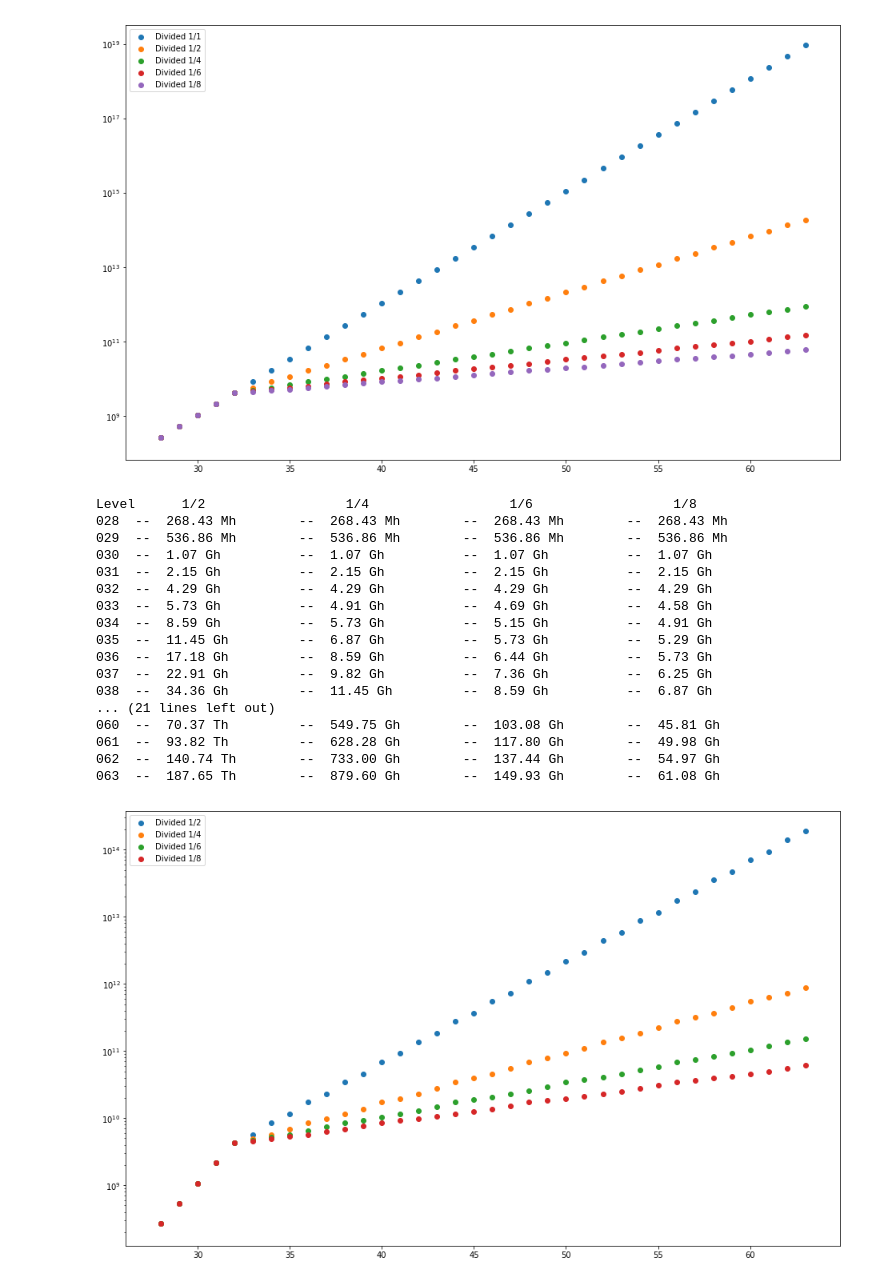
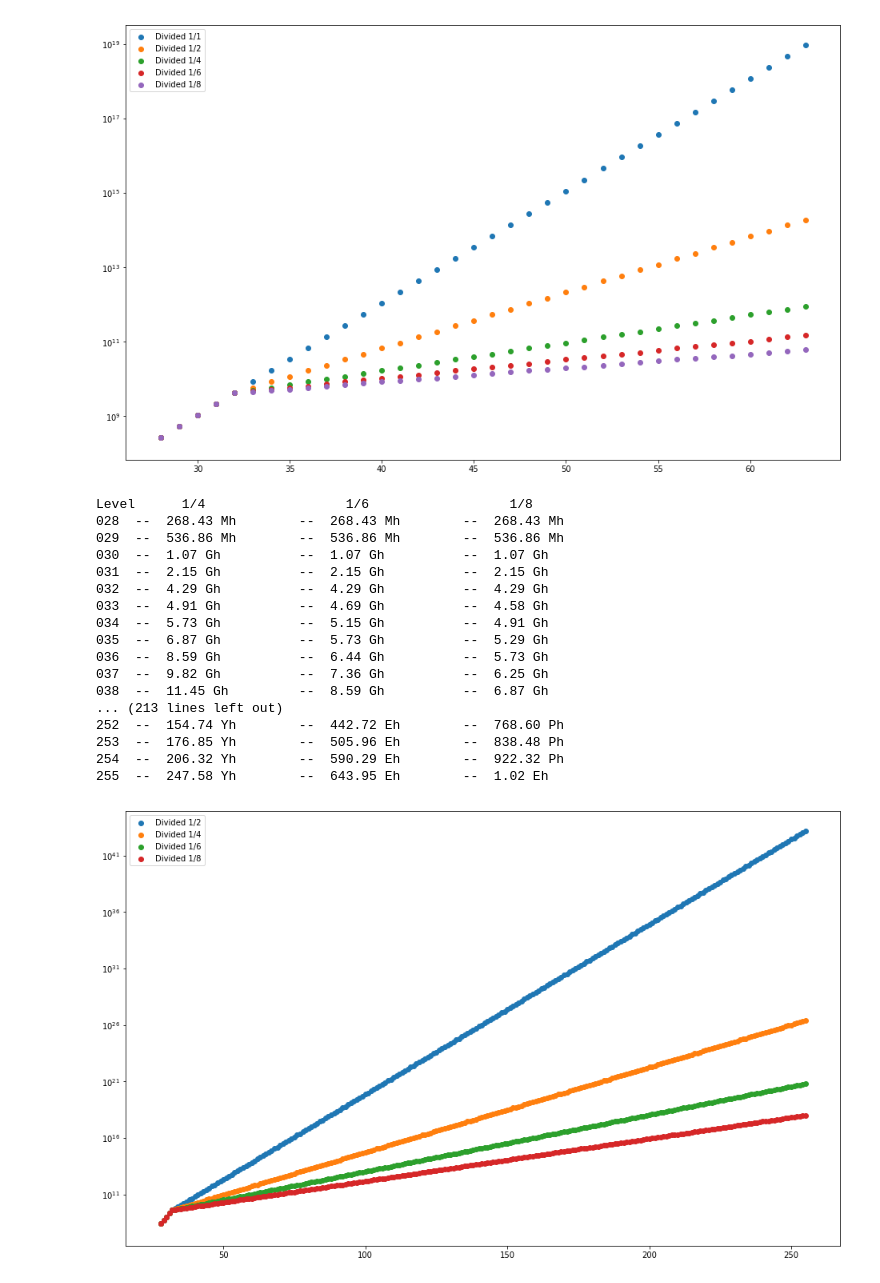
Before and after one commit to cryptowhizzard/jupyter, a Jupyter notebook: Zilliqa/difficulty.ipynb, the cells around one changed output. Cells and saved outputs as stored; diff of their text form; code cells hidden in the pictures.

```diff
--- a/Zilliqa/difficulty.ipynb
+++ b/Zilliqa/difficulty.ipynb
@@ -364,50 +365,47 @@ Level   Current              1/2                  1/4                  1/6
 063  --  9.22 Eh          --  187.65 Th        --  879.60 Gh        --  149.93 Gh        --  61.08 Gh
 [figure]
 # %%
-diff_list = list(range(28, 64))
+diff_list = list(range(28, 256))
 
 plt.figure(figsize=(16, 10))
 plt.yscale("log")
 
 new_hash_list_2 = plot_new_diff(diff_list, n_divided=2)
 new_hash_list_4 = plot_new_diff(diff_list, n_divided=4)
 new_hash_list_6 = plot_new_diff(diff_list, n_divided=6)
 new_hash_list_8 = plot_new_diff(diff_list, n_divided=8)
 
 
 print(f"Level",
-      "    ",  f"{'1/2':15s}",
       "    ",  f"{'1/4':15s}",
       "    ",  f"{'1/6':15s}",
       "    ",  f"{'1/8':15s}",
      )
 
-for diff, hashpower2, hashpower4, hashpower6, hashpower8 in zip(diff_list,
-                                                               new_hash_list_2,
+for diff, hashpower4, hashpower6, hashpower8 in zip(diff_list,
                                                                new_hash_list_4, new_hash_list_6,
                                                                new_hash_list_8):
     print(f"{diff:03}",
-          " -- ",  f"{convert_hashrate(hashpower2):15s}",
           " -- ",  f"{convert_hashrate(hashpower4):15s}",
           " -- ",  f"{convert_hashrate(hashpower6):15s}",
           " -- ",  f"{convert_hashrate(hashpower8):15s}",
          )
 # %% [output]
-Level      1/2                  1/4                  1/6                  1/8
-028  --  268.43 Mh        --  268.43 Mh        --  268.43 Mh        --  268.43 Mh
-029  --  536.86 Mh        --  536.86 Mh        --  536.86 Mh        --  536.86 Mh
-030  --  1.07 Gh          --  1.07 Gh          --  1.07 Gh          --  1.07 Gh
-031  --  2.15 Gh          --  2.15 Gh          --  2.15 Gh          --  2.15 Gh
-032  --  4.29 Gh          --  4.29 Gh          --  4.29 Gh          --  4.29 Gh
-033  --  5.73 Gh          --  4.91 Gh          --  4.69 Gh          --  4.58 Gh
-034  --  8.59 Gh          --  5.73 Gh          --  5.15 Gh          --  4.91 Gh
-035  --  11.45 Gh         --  6.87 Gh          --  5.73 Gh          --  5.29 Gh
-036  --  17.18 Gh         --  8.59 Gh          --  6.44 Gh          --  5.73 Gh
-037  --  22.91 Gh         --  9.82 Gh          --  7.36 Gh          --  6.25 Gh
-038  --  34.36 Gh         --  11.45 Gh         --  8.59 Gh          --  6.87 Gh
-... (21 lines left out)
-060  --  70.37 Th         --  549.75 Gh        --  103.08 Gh        --  45.81 Gh
-061  --  93.82 Th         --  628.28 Gh        --  117.80 Gh        --  49.98 Gh
-062  --  140.74 Th        --  733.00 Gh        --  137.44 Gh        --  54.97 Gh
-063  --  187.65 Th        --  879.60 Gh        --  149.93 Gh        --  61.08 Gh
+Level      1/4                  1/6                  1/8
+028  --  268.43 Mh        --  268.43 Mh        --  268.43 Mh
+029  --  536.86 Mh        --  536.86 Mh        --  536.86 Mh
+030  --  1.07 Gh          --  1.07 Gh          --  1.07 Gh
+031  --  2.15 Gh          --  2.15 Gh          --  2.15 Gh
+032  --  4.29 Gh          --  4.29 Gh          --  4.29 Gh
+033  --  4.91 Gh          --  4.69 Gh          --  4.58 Gh
+034  --  5.73 Gh          --  5.15 Gh          --  4.91 Gh
+035  --  6.87 Gh          --  5.73 Gh          --  5.29 Gh
+036  --  8.59 Gh          --  6.44 Gh          --  5.73 Gh
+037  --  9.82 Gh          --  7.36 Gh          --  6.25 Gh
+038  --  11.45 Gh         --  8.59 Gh          --  6.87 Gh
+... (213 lines left out)
+252  --  154.74 Yh        --  442.72 Eh        --  768.60 Ph
+253  --  176.85 Yh        --  505.96 Eh        --  838.48 Ph
+254  --  206.32 Yh        --  590.29 Eh        --  922.32 Ph
+255  --  247.58 Yh        --  643.95 Eh        --  1.02 Eh
-[figure, old version]
+[figure, new version]
```
Also changed, not shown: parts of 1 cell of this notebook.
